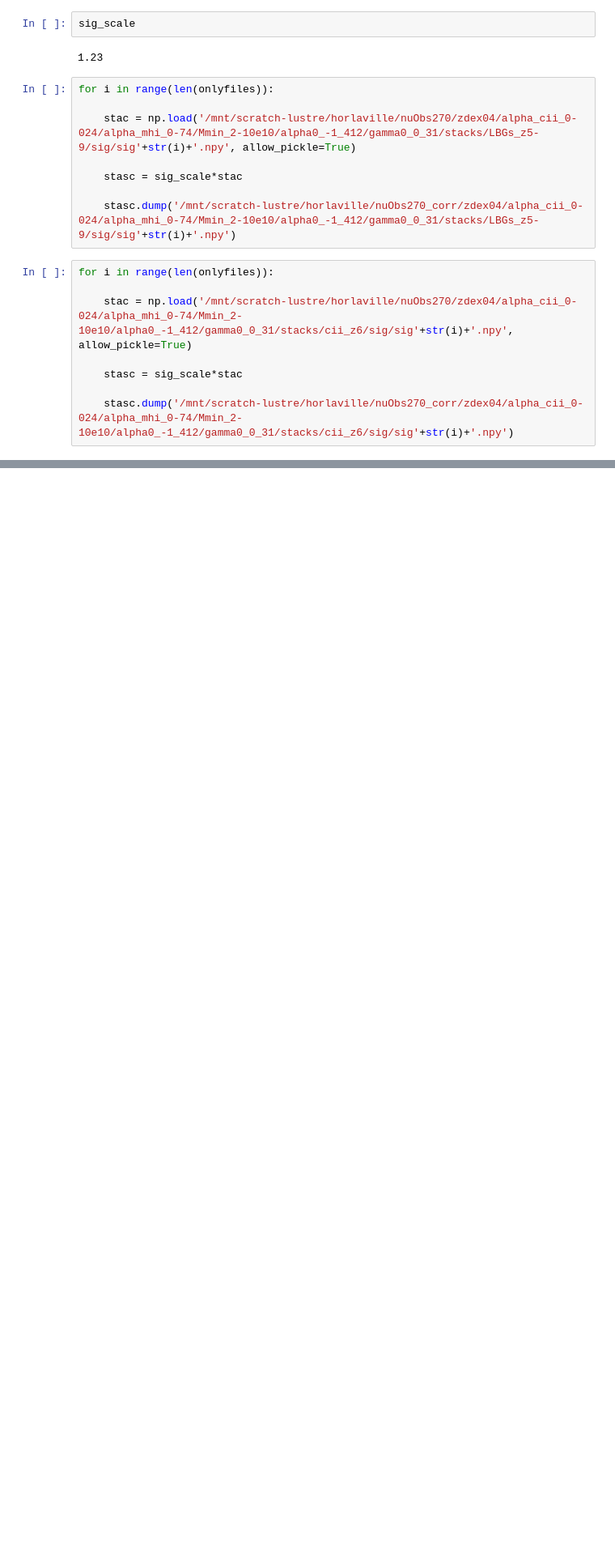
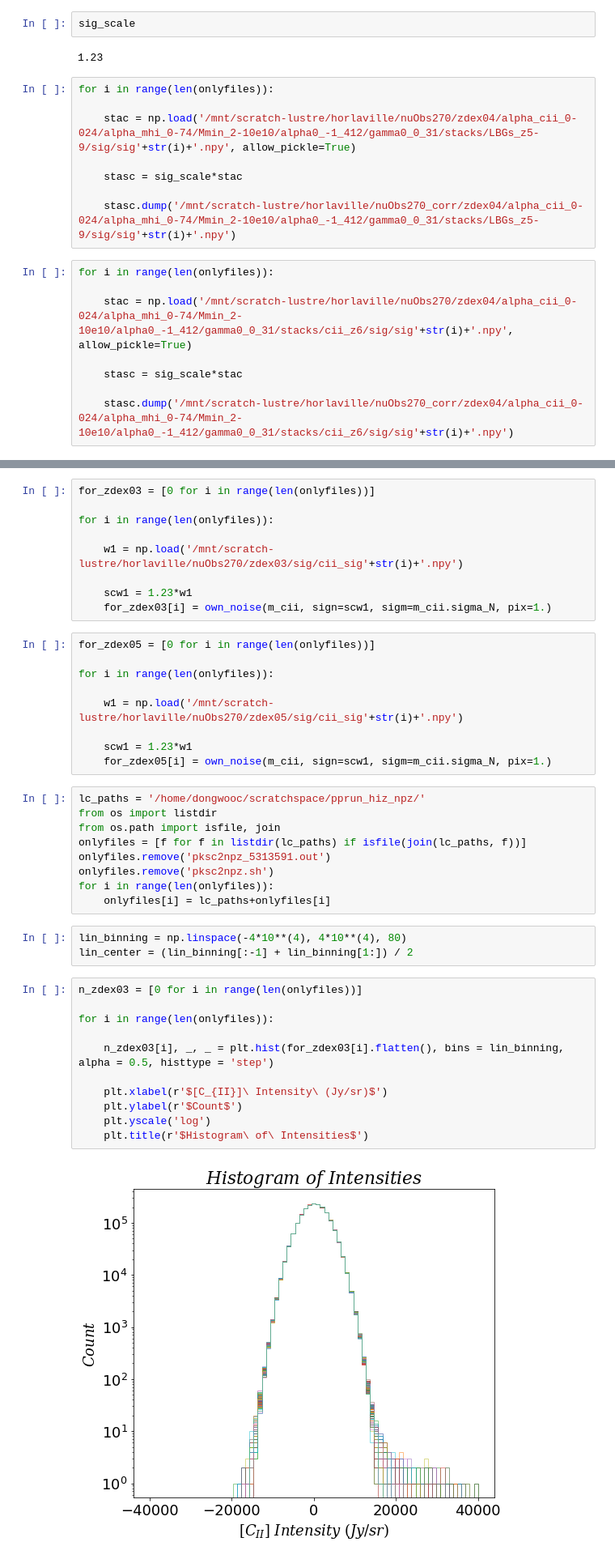
Before and after one commit to PatrickHorlaville/CITA_LIM, a Jupyter notebook: cii_prod/rescaling.ipynb, the cells around one changed output, grey strips where cells are left out. Shown at 81% size. Cells and saved outputs as stored; diff of their text form; blank space fills up the shorter version.

```diff
--- a/cii_prod/rescaling.ipynb
+++ b/cii_prod/rescaling.ipynb
@@ -315,0 +417,43 @@ for i in range(len(onlyfiles)):
+# %%
+for_zdex03 = [0 for i in range(len(onlyfiles))]
+
+for i in range(len(onlyfiles)):
+
+    w1 = np.load('/mnt/scratch-lustre/horlaville/nuObs270/zdex03/sig/cii_sig'+str(i)+'.npy')
+
+    scw1 = 1.23*w1
+    for_zdex03[i] = own_noise(m_cii, sign=scw1, sigm=m_cii.sigma_N, pix=1.)
+# %%
+for_zdex05 = [0 for i in range(len(onlyfiles))]
+
+for i in range(len(onlyfiles)):
+
+    w1 = np.load('/mnt/scratch-lustre/horlaville/nuObs270/zdex05/sig/cii_sig'+str(i)+'.npy')
+
+    scw1 = 1.23*w1
+    for_zdex05[i] = own_noise(m_cii, sign=scw1, sigm=m_cii.sigma_N, pix=1.)
+# %%
+lc_paths = '/home/dongwooc/scratchspace/pprun_hiz_npz/'
+from os import listdir
+from os.path import isfile, join
+onlyfiles = [f for f in listdir(lc_paths) if isfile(join(lc_paths, f))]
+onlyfiles.remove('pksc2npz_5313591.out')
+onlyfiles.remove('pksc2npz.sh')
+for i in range(len(onlyfiles)):
+    onlyfiles[i] = lc_paths+onlyfiles[i]
+# %%
+lin_binning = np.linspace(-4*10**(4), 4*10**(4), 80)
+lin_center = (lin_binning[:-1] + lin_binning[1:]) / 2
+# %%
+n_zdex03 = [0 for i in range(len(onlyfiles))]
+
+for i in range(len(onlyfiles)):
+
+    n_zdex03[i], _, _ = plt.hist(for_zdex03[i].flatten(), bins = lin_binning, alpha = 0.5, histtype = 'step')
+
+    plt.xlabel(r'$[C_{II}]\ Intensity\ (Jy/sr)$')
+    plt.ylabel(r'$Count$')
+    plt.yscale('log')
+    plt.title(r'$Histogram\ of\ Intensities$')
+# %% [output]
+[figure, added]
```
Also changed, not shown: parts of 28 cells of this notebook, 4 other files.
